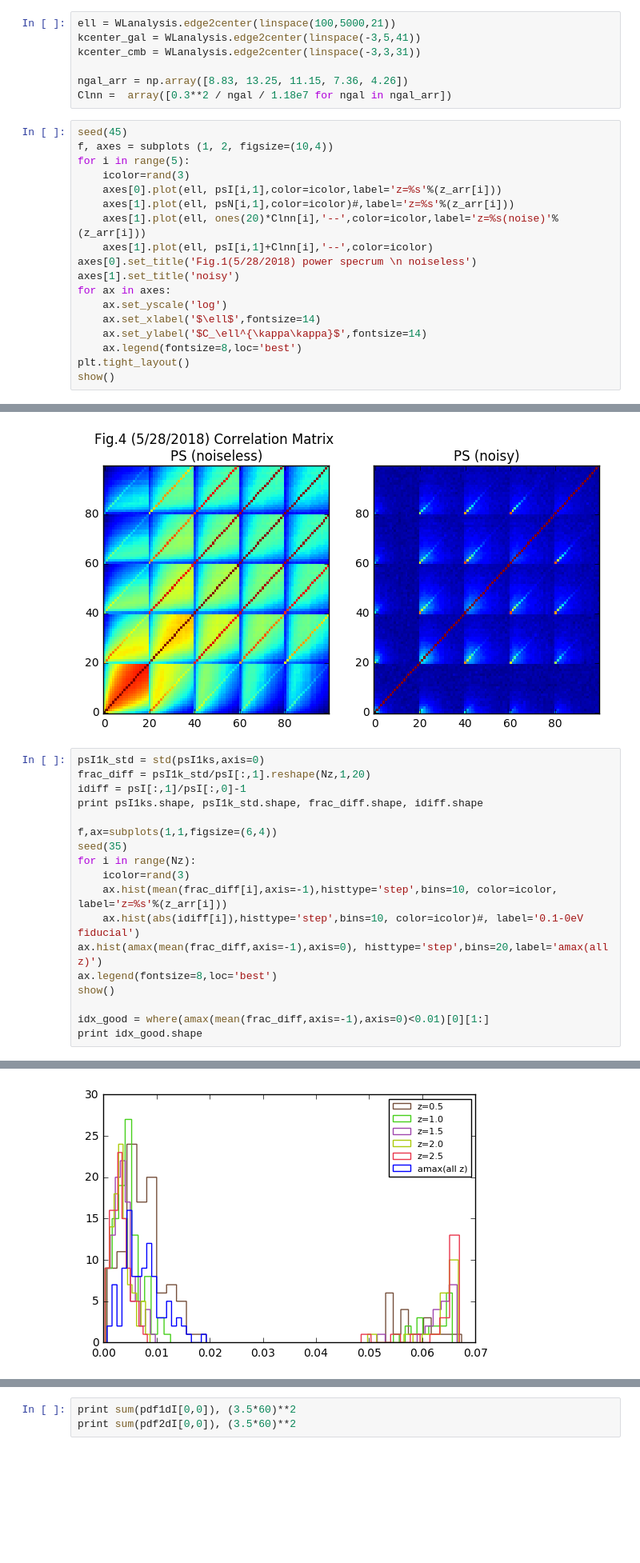
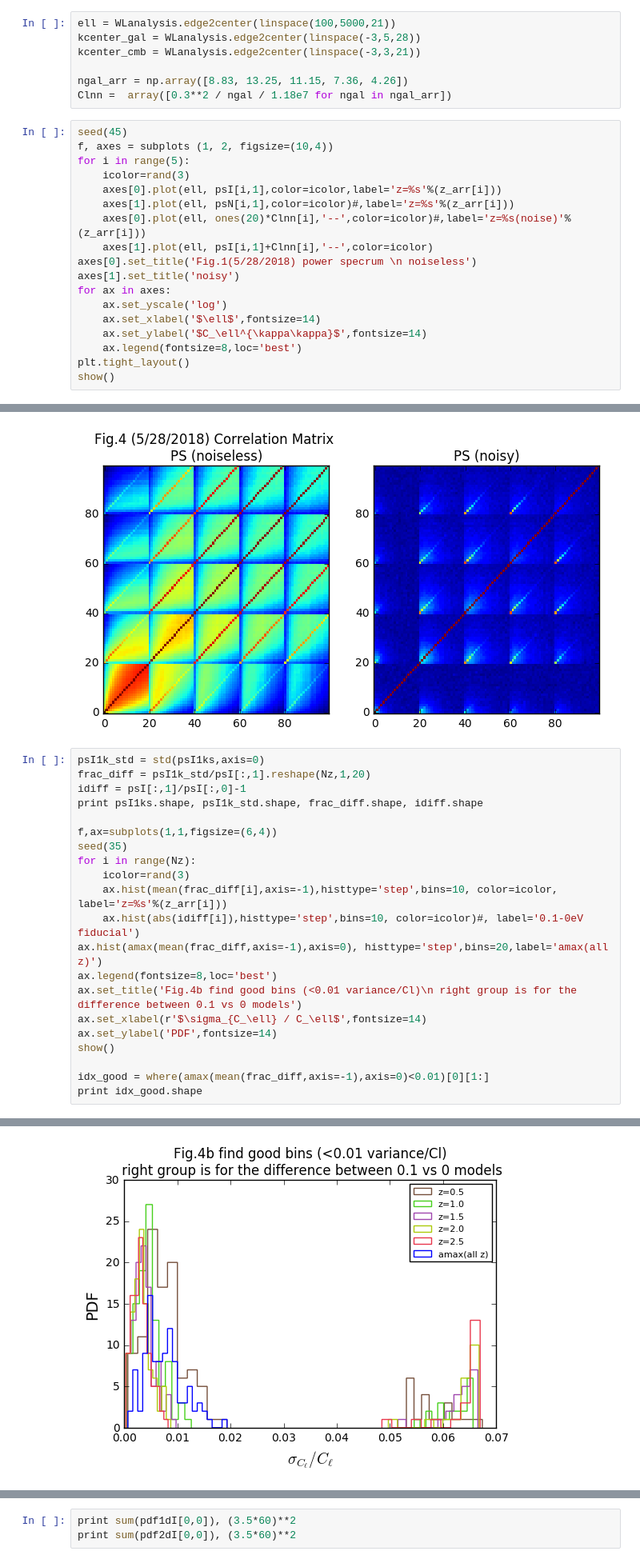
Before and after one commit to liuxx479/PDFs, a Jupyter notebook: test_10k.ipynb, the cells around one changed output, grey strips where cells are left out. Shown at 80% size. Drawn from its saved outputs; the diff is of its cells as text; blank space fills up the shorter version.

```diff
--- a/test_10k.ipynb
+++ b/test_10k.ipynb
@@ -64,7 +64,7 @@ print psI.shape, pdf1dI.shape, pdf2dI.shape, pdf2dN1ks.shape
 # %%
 ell = WLanalysis.edge2center(linspace(100,5000,21))
-kcenter_gal = WLanalysis.edge2center(linspace(-3,5,41))
-kcenter_cmb = WLanalysis.edge2center(linspace(-3,3,31))
+kcenter_gal = WLanalysis.edge2center(linspace(-3,5,28))
+kcenter_cmb = WLanalysis.edge2center(linspace(-3,3,21))
 
 ngal_arr = np.array([8.83, 13.25, 11.15, 7.36, 4.26])
 Clnn =  array([0.3**2 / ngal / 1.18e7 for ngal in ngal_arr])
@@ -75,7 +75,7 @@ for i in range(5):
     icolor=rand(3)
     axes[0].plot(ell, psI[i,1],color=icolor,label='z=%s'%(z_arr[i]))
     axes[1].plot(ell, psN[i,1],color=icolor)#,label='z=%s'%(z_arr[i]))
-    axes[1].plot(ell, ones(20)*Clnn[i],'--',color=icolor,label='z=%s(noise)'%(z_arr[i]))
+    axes[0].plot(ell, ones(20)*Clnn[i],'--',color=icolor)#,label='z=%s(noise)'%(z_arr[i]))
     axes[1].plot(ell, psI[i,1]+Clnn[i],'--',color=icolor)
 axes[0].set_title('Fig.1(5/28/2018) power specrum \n noiseless')
 axes[1].set_title('noisy')
@@ -212,24 +212,27 @@ show()
 # %%
 psI1k_std = std(psI1ks,axis=0)
 frac_diff = psI1k_std/psI[:,1].reshape(Nz,1,20)
 idiff = psI[:,1]/psI[:,0]-1
 print psI1ks.shape, psI1k_std.shape, frac_diff.shape, idiff.shape
 
 f,ax=subplots(1,1,figsize=(6,4))
 seed(35)
 for i in range(Nz):
     icolor=rand(3)
     ax.hist(mean(frac_diff[i],axis=-1),histtype='step',bins=10, color=icolor, label='z=%s'%(z_arr[i]))
     ax.hist(abs(idiff[i]),histtype='step',bins=10, color=icolor)#, label='0.1-0eV fiducial')
 ax.hist(amax(mean(frac_diff,axis=-1),axis=0), histtype='step',bins=20,label='amax(all z)')
 ax.legend(fontsize=8,loc='best')
+ax.set_title('Fig.4b find good bins (<0.01 variance/Cl)\n right group is for the difference between 0.1 vs 0 models')
+ax.set_xlabel(r'$\sigma_{C_\ell} / C_\ell$',fontsize=14)
+ax.set_ylabel('PDF',fontsize=14)
 show()
 
 idx_good = where(amax(mean(frac_diff,axis=-1),axis=0)<0.01)[0][1:]
 print idx_good.shape
 # %% [output]
 (10, 5, 101, 20) (5, 101, 20) (5, 101, 20) (5, 20)
-[figure, old version]
+[figure, new version]
 (80,)
 # %%
 ###### get derivatives
```
Also changed, not shown: parts of 8 cells of this notebook.
